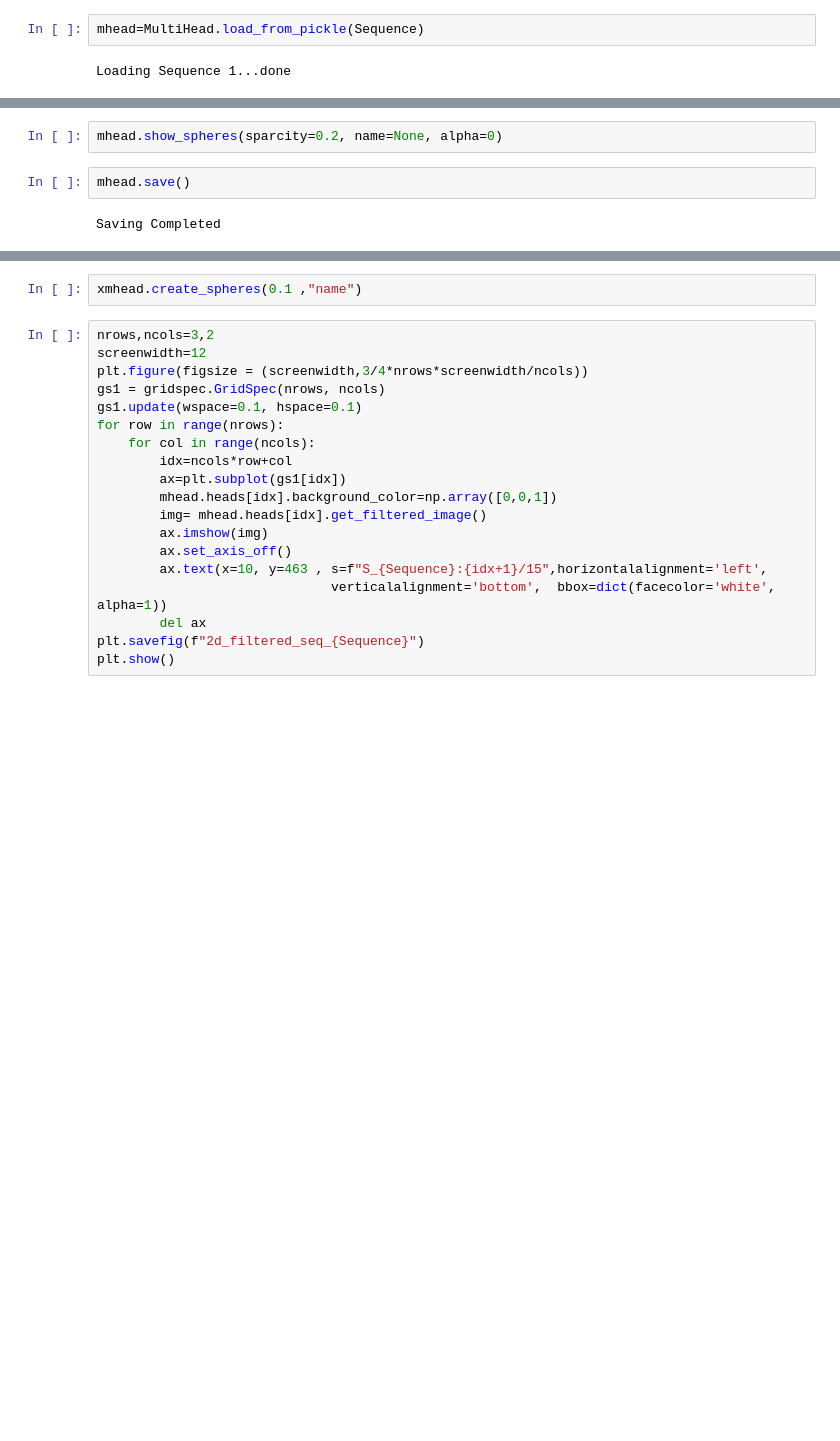
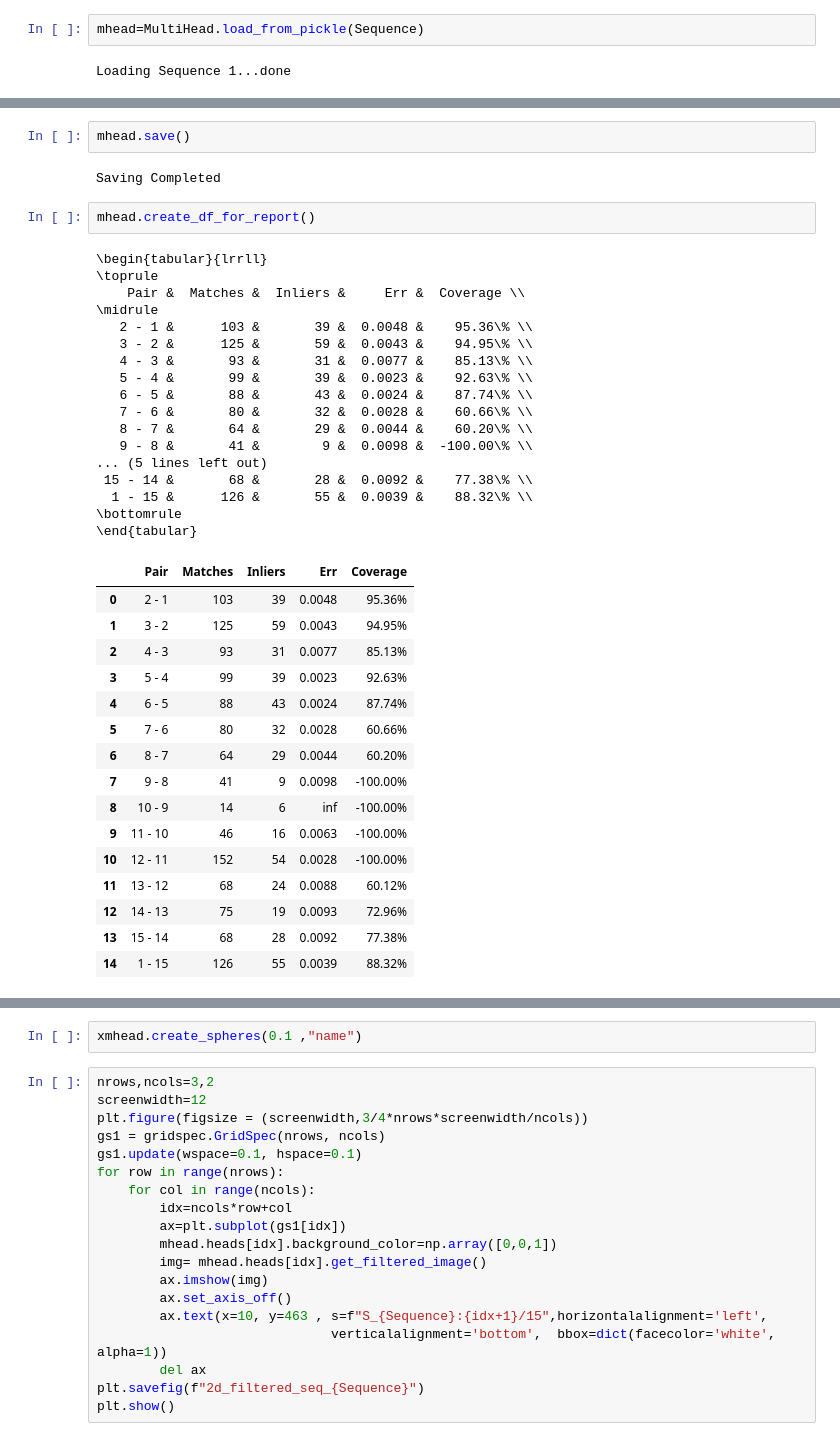
Before and after one commit to yichao-l/head_reconstruct, a Jupyter notebook: AV_CW_WZ.ipynb, the cells around one changed output, grey strips where cells are left out. Cells and saved outputs as stored; diff of their text form; blank space fills up the shorter version.

```diff
--- a/AV_CW_WZ.ipynb
+++ b/AV_CW_WZ.ipynb
@@ -37,6 +92,40 @@ mhead.create_png_series(sparcity=0.1, name=)
-# %%
-mhead.show_spheres(sparcity=0.2, name=None, alpha=0)
 # %%
 mhead.save()
 # %% [output]
 Saving Completed
+# %%
+mhead.create_df_for_report()
+# %% [output]
+\begin{tabular}{lrrll}
+\toprule
+    Pair &  Matches &  Inliers &     Err &  Coverage \\
+\midrule
+   2 - 1 &      103 &       39 &  0.0048 &    95.36\% \\
+   3 - 2 &      125 &       59 &  0.0043 &    94.95\% \\
+   4 - 3 &       93 &       31 &  0.0077 &    85.13\% \\
+   5 - 4 &       99 &       39 &  0.0023 &    92.63\% \\
+   6 - 5 &       88 &       43 &  0.0024 &    87.74\% \\
+   7 - 6 &       80 &       32 &  0.0028 &    60.66\% \\
+   8 - 7 &       64 &       29 &  0.0044 &    60.20\% \\
+   9 - 8 &       41 &        9 &  0.0098 &  -100.00\% \\
+... (5 lines left out)
+ 15 - 14 &       68 &       28 &  0.0092 &    77.38\% \\
+  1 - 15 &      126 &       55 &  0.0039 &    88.32\% \\
+\bottomrule
+\end{tabular}
+|  | Pair | Matches | Inliers | Err | Coverage |
+| 0 | 2 - 1 | 103 | 39 | 0.0048 | 95.36% |
+| 1 | 3 - 2 | 125 | 59 | 0.0043 | 94.95% |
+| 2 | 4 - 3 | 93 | 31 | 0.0077 | 85.13% |
+| 3 | 5 - 4 | 99 | 39 | 0.0023 | 92.63% |
+| 4 | 6 - 5 | 88 | 43 | 0.0024 | 87.74% |
+| 5 | 7 - 6 | 80 | 32 | 0.0028 | 60.66% |
+| 6 | 8 - 7 | 64 | 29 | 0.0044 | 60.20% |
+| 7 | 9 - 8 | 41 | 9 | 0.0098 | -100.00% |
+| 8 | 10 - 9 | 14 | 6 | inf | -100.00% |
+| 9 | 11 - 10 | 46 | 16 | 0.0063 | -100.00% |
+| 10 | 12 - 11 | 152 | 54 | 0.0028 | -100.00% |
+| 11 | 13 - 12 | 68 | 24 | 0.0088 | 60.12% |
+| 12 | 14 - 13 | 75 | 19 | 0.0093 | 72.96% |
+| 13 | 15 - 14 | 68 | 28 | 0.0092 | 77.38% |
+| 14 | 1 - 15 | 126 | 55 | 0.0039 | 88.32% |
```
Also changed, not shown: parts of 10 cells of this notebook, 7 other files.
